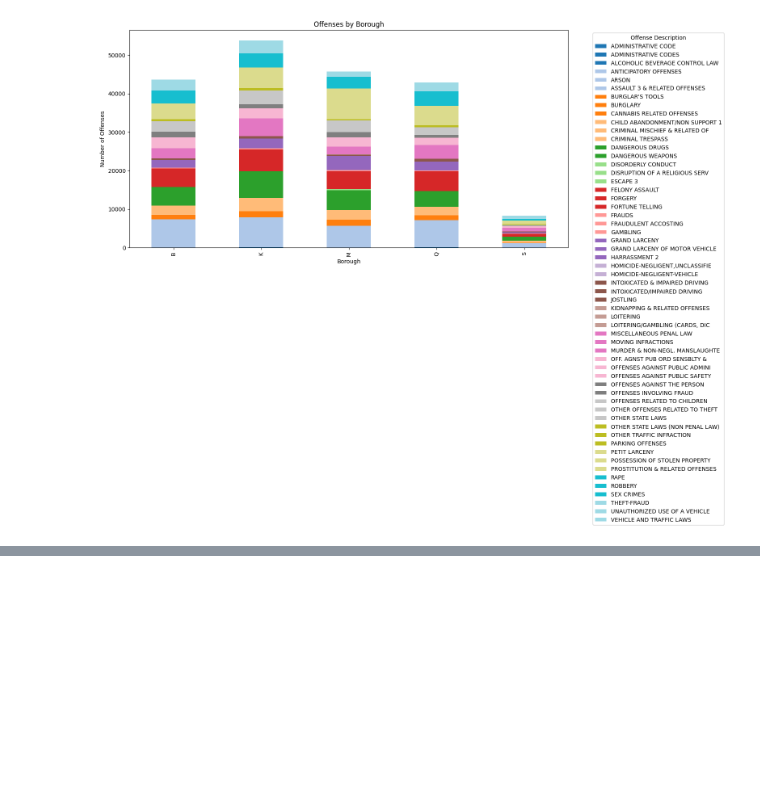
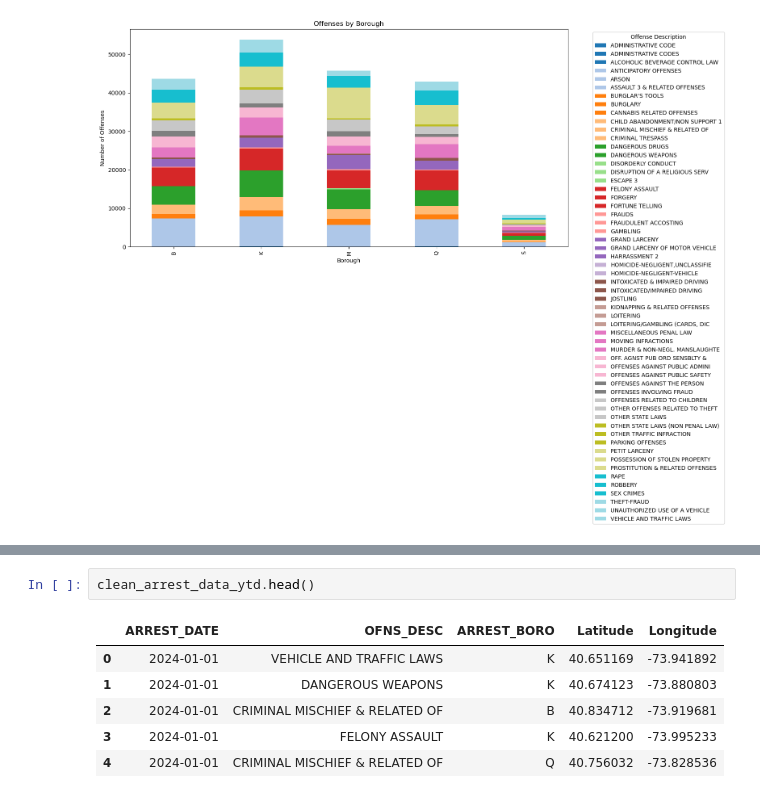
Before and after one commit to zaraamerr/subway-surfers, a Jupyter notebook: arrests.ipynb, the cells around one changed output, grey strips where cells are left out. Cells and saved outputs as stored; diff of their text form; blank space fills up the shorter version.

```diff
--- a/arrests.ipynb
+++ b/arrests.ipynb
@@ -324,0 +324,9 @@ clean_arrest_data_ytd.to_csv('data/CLEANED_NYPD_Arrest_Data_YTD', index=False)
+# %%
+clean_arrest_data_ytd.head()
+# %% [output]
+|  | ARREST_DATE | OFNS_DESC | ARREST_BORO | Latitude | Longitude |
+| 0 | 2024-01-01 | VEHICLE AND TRAFFIC LAWS | K | 40.651169 | -73.941892 |
+| 1 | 2024-01-01 | DANGEROUS WEAPONS | K | 40.674123 | -73.880803 |
+| 2 | 2024-01-01 | CRIMINAL MISCHIEF & RELATED OF | B | 40.834712 | -73.919681 |
+| 3 | 2024-01-01 | FELONY ASSAULT | K | 40.621200 | -73.995233 |
+| 4 | 2024-01-01 | CRIMINAL MISCHIEF & RELATED OF | Q | 40.756032 | -73.828536 |
```
Also changed, not shown: parts of 13 cells of this notebook.
